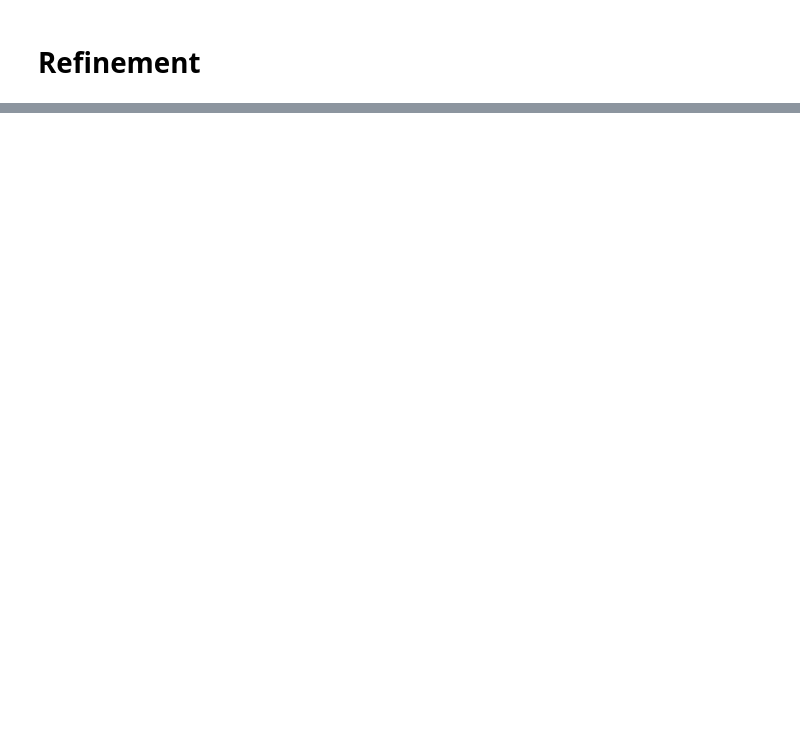
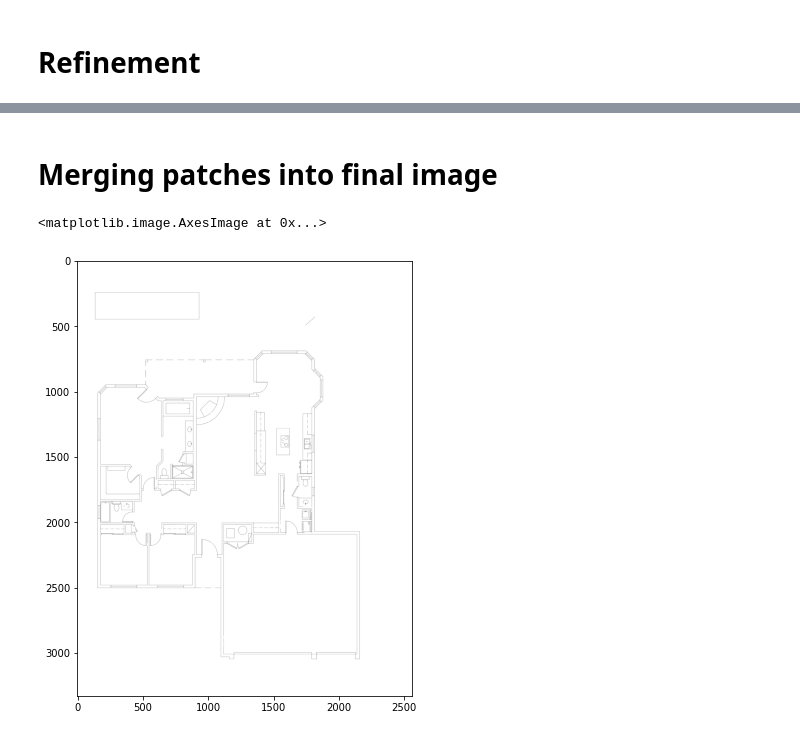
Before and after one commit to Vahe1994/Deep-Vectorization-of-Technical-Drawings, a Jupyter notebook: notebooks/pretrain_model_loading_and_evaluation_for_line.ipynb, the cells around one changed output, grey strips where cells are left out. Saved outputs shown, nothing was run; the diff lists cells and outputs as text; code cells hidden in the pictures; blank space fills up the shorter version.

```diff
--- a/notebooks/pretrain_model_loading_and_evaluation_for_line.ipynb
+++ b/notebooks/pretrain_model_loading_and_evaluation_for_line.ipynb
@@ -309,0 +280,2 @@ plt.imshow(rendered_image_opt,"gray")
+# %% [markdown]
+# Merging patches into final image
@@ -309,0 +284,8 @@ plt.imshow(rendered_image_opt,"gray")
+# %%
+merging_result, rendered_merged_image = postprocess(vector_after_opt,patches_offsets,input_rgb,image,0,options)
+# %%
+plt.figure(figsize=(12,8))
+plt.imshow(rendered_merged_image,"gray")
+# %% [output]
+<matplotlib.image.AxesImage at 0x...>
+[figure, added]
```
Also changed, not shown: parts of 13 cells of this notebook, 18 other files.
